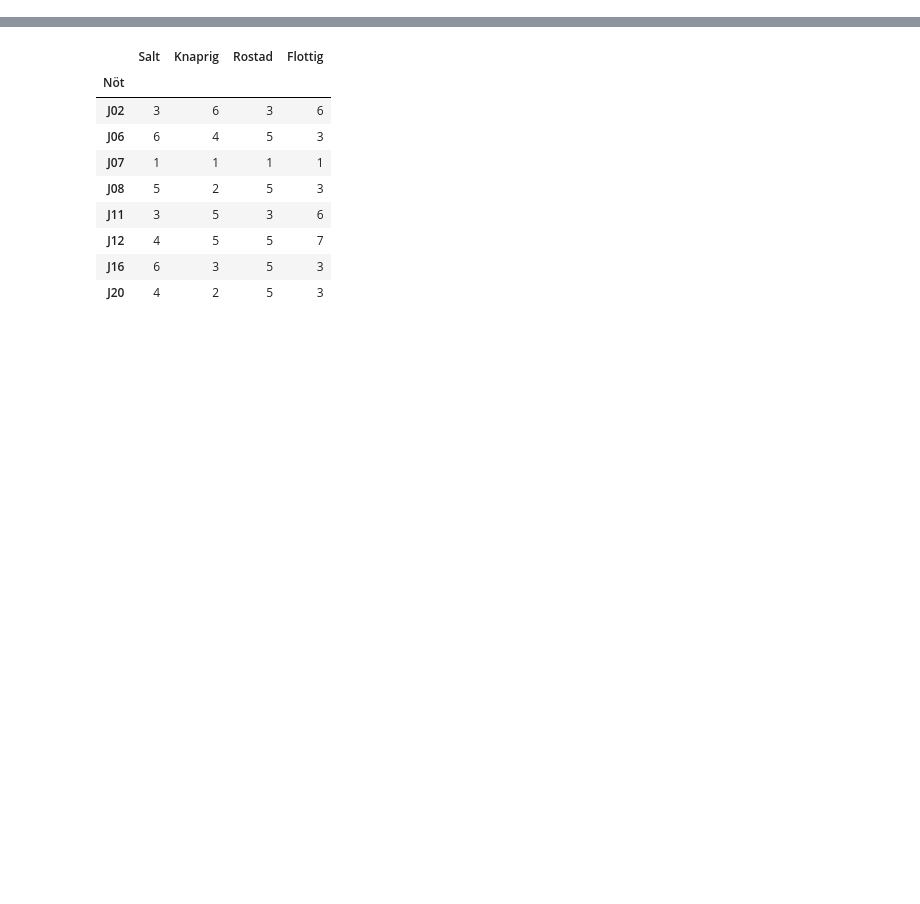
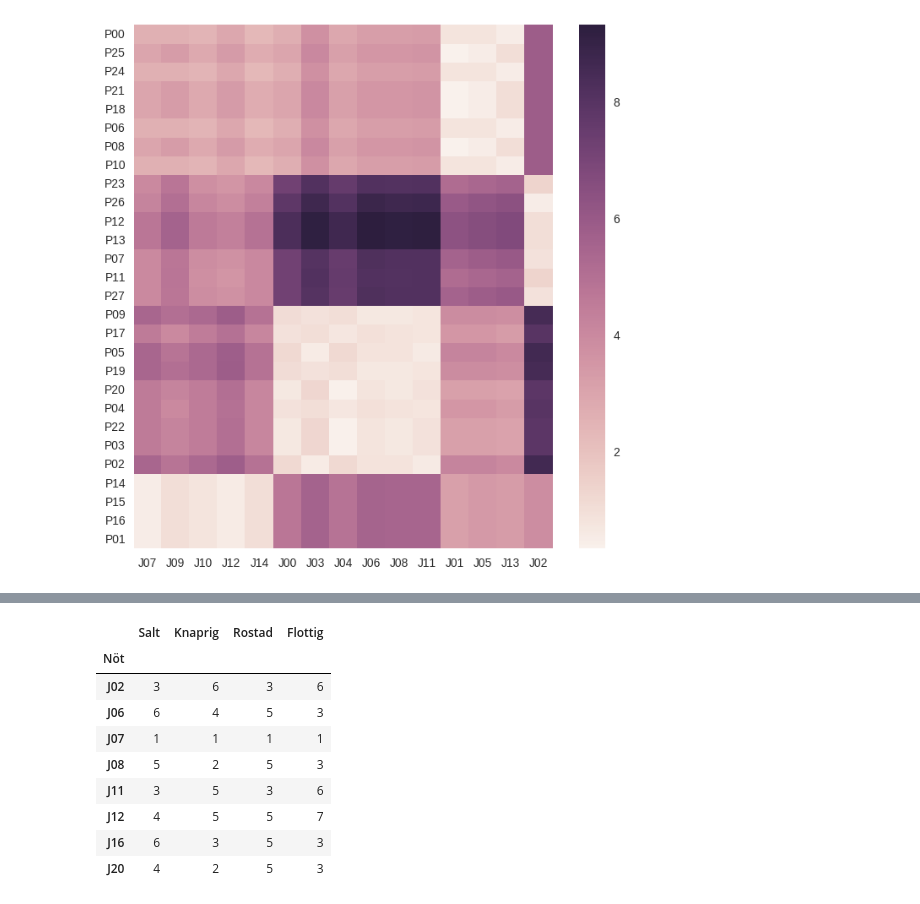
Before and after one commit to rasmuse/peanuts, a Jupyter notebook: biclustering.ipynb, the cells around one changed output, grey strips where cells are left out. Saved outputs shown, nothing was run; the diff lists cells and outputs as text; code cells hidden in the pictures; blank space fills up the shorter version.

```diff
--- a/biclustering.ipynb
+++ b/biclustering.ipynb
@@ -146,0 +165,10 @@ PROPERTY_NAMES = ['Salt', 'Knaprig', 'Rostad', 'Flottig']
+# %%
+num_people_clusters = 4
+num_nut_clusters = 4
+m = SpectralBiclustering(n_clusters=(num_people_clusters, num_nut_clusters))
+# m = SpectralBiclustering(n_clusters=(num_people_clusters, num_nut_clusters), method='log')
+m.fit(scores)
+# %%
+plot_biclustering(scores, nut_clusters=m.column_labels_, people_clusters=m.row_labels_);
+# %% [output]
+[figure, added]
```
Also changed, not shown: parts of 39 cells of this notebook.
